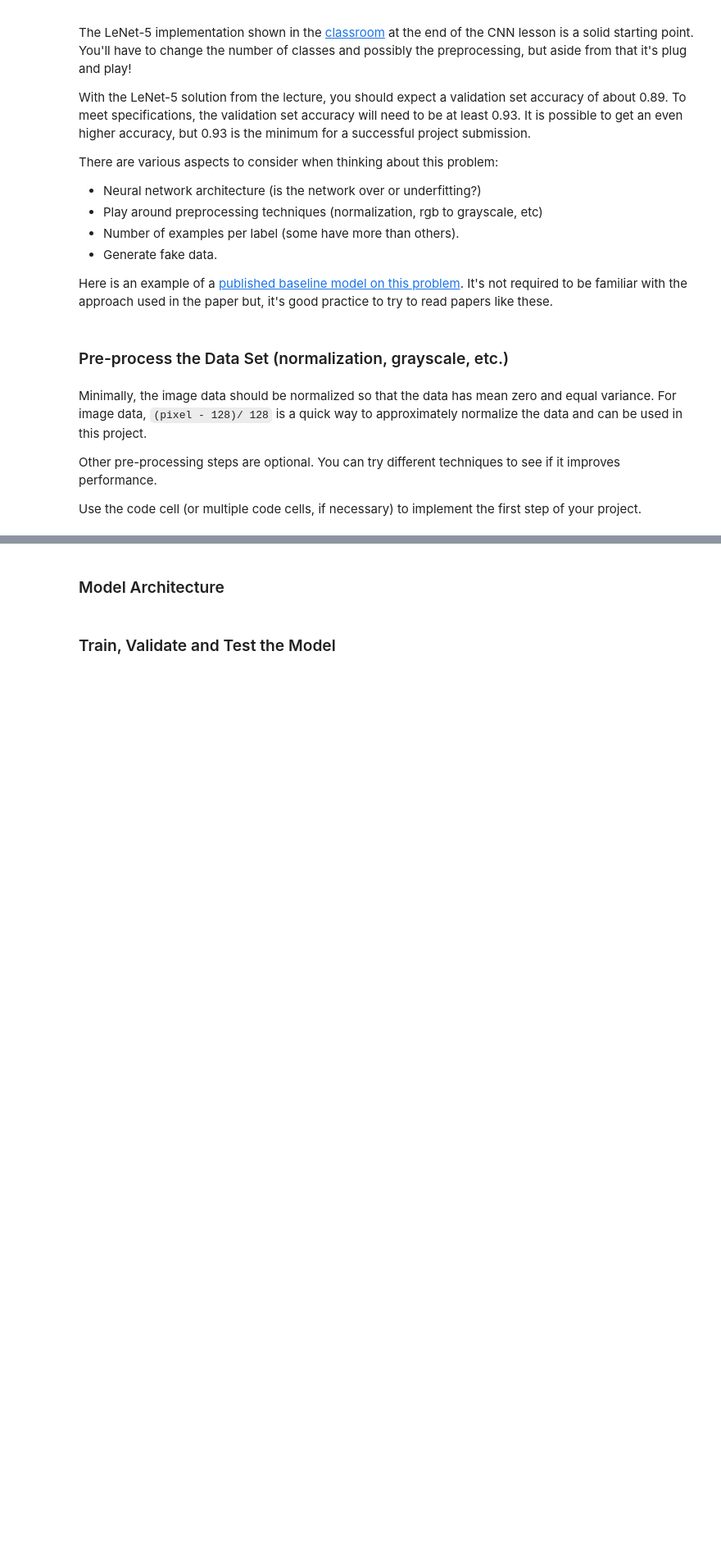
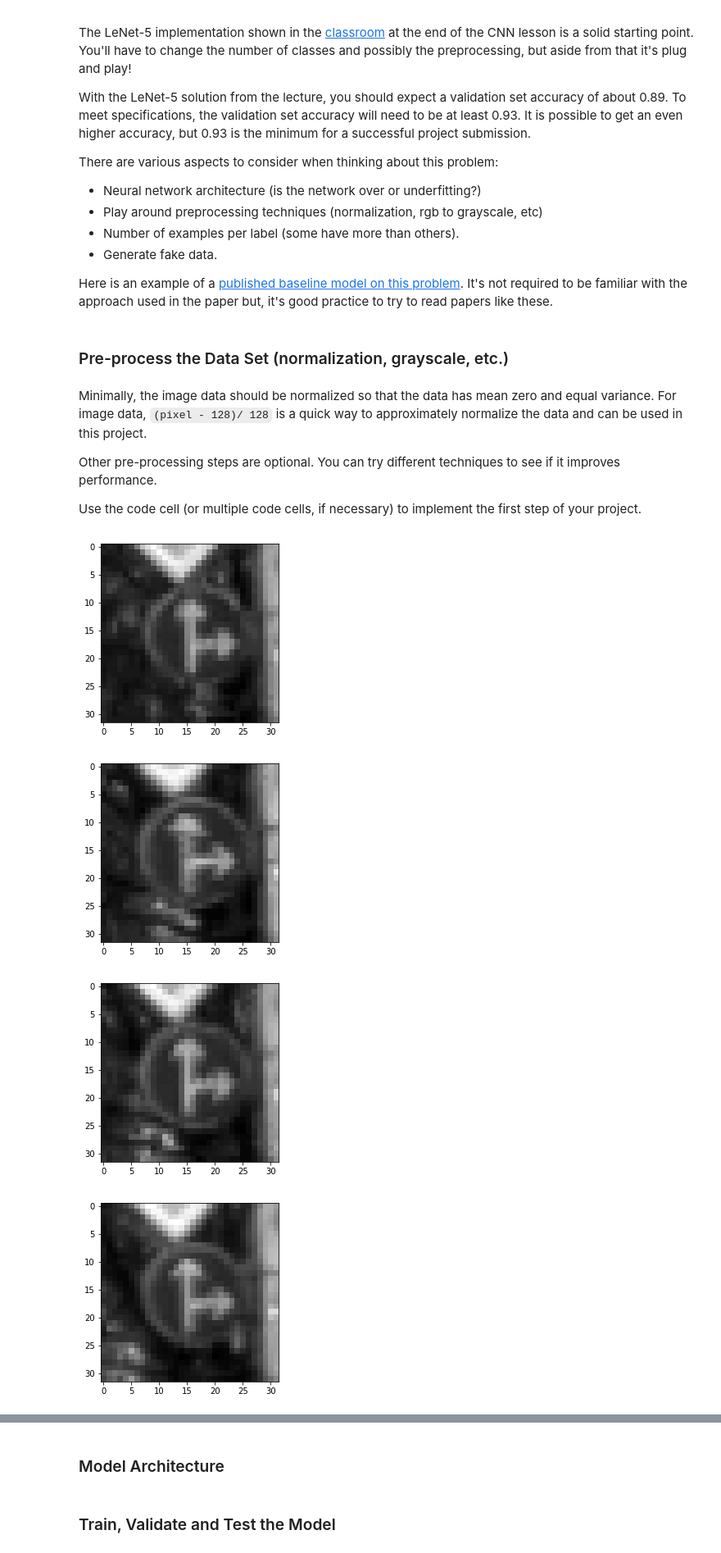
Before and after one commit to riochuong/CarND-Traffic-Sign-Classifier-Project, a Jupyter notebook: Traffic_Sign_Classifier.ipynb, the cells around one changed output, grey strips where cells are left out. Shown at 82% size. Saved outputs shown, nothing was run; the diff lists cells and outputs as text; code cells hidden in the pictures; blank space fills up the shorter version.

```diff
--- a/Traffic_Sign_Classifier.ipynb
+++ b/Traffic_Sign_Classifier.ipynb
@@ -37,9 +37,9 @@ with open(validation_file, mode='rb') as f:
 with open(testing_file, mode='rb') as f:
     test = pickle.load(f)
 
-X_train, y_train = train['features'], train['labels']
-X_valid, y_valid = valid['features'], valid['labels']
-X_test, y_test = test['features'], test['labels']
+X_train, Y_train = train['features'], train['labels']
+X_valid, Y_valid = valid['features'], valid['labels']
+X_test, Y_test = test['features'], test['labels']
 # %% [markdown]
 ---
 
@@ -129,13 +129,23 @@ Use the code cell (or multiple code cells, if necessary) to implement the first
 # %%
 ### Preprocess the data here. It is required to normalize the data. Other preprocessing steps could include
 ### converting to grayscale, etc.
 ### Feel free to use as many code cells as needed.
 
 # convert to grayscale
 X_train = np.array([cv2.cvtColor(img, cv2.COLOR_RGB2GRAY) for img in X_train])
 X_test = np.array([cv2.cvtColor(img, cv2.COLOR_RGB2GRAY) for img in X_test])
 X_valid = np.array([cv2.cvtColor(img, cv2.COLOR_RGB2GRAY) for img in X_valid])
 # Normalize
-X_train = np.array([(img - 128)/128 for img in X_train ])
-X_test = np.array([(img - 128)/128 for img in X_test ])
-X_valid = np.array([(img - 128)/128 for img in X_valid ])
+img_shape = X_train[0].shape
+
+for i in range(1000,1009):
+    plt.figure()
+    plt.imshow(X_train[i], cmap='gray')
+X_train = np.array([(img.reshape(img_shape[0], img_shape[1],1) - 128)/128 for img in X_train ])
+X_test = np.array([(img.reshape(img_shape[0], img_shape[1],1) - 128)/128 for img in X_test ])
+X_valid = np.array([(img.reshape(img_shape[0], img_shape[1],1) - 128)/128 for img in X_valid ])
+# %% [output]
+[figure, added]
+[figure, added]
+[figure, added]
+[figure, added]
```
Also changed, not shown: parts of 15 cells of this notebook, 9 other files.
